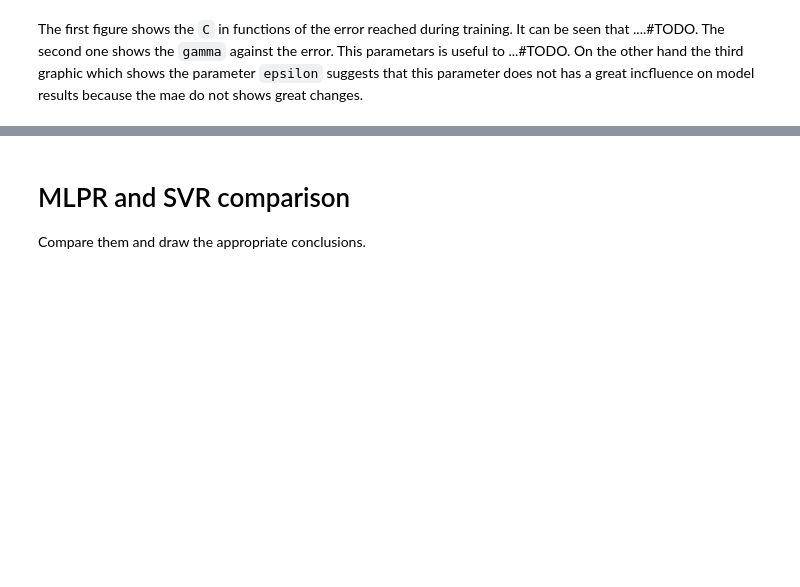
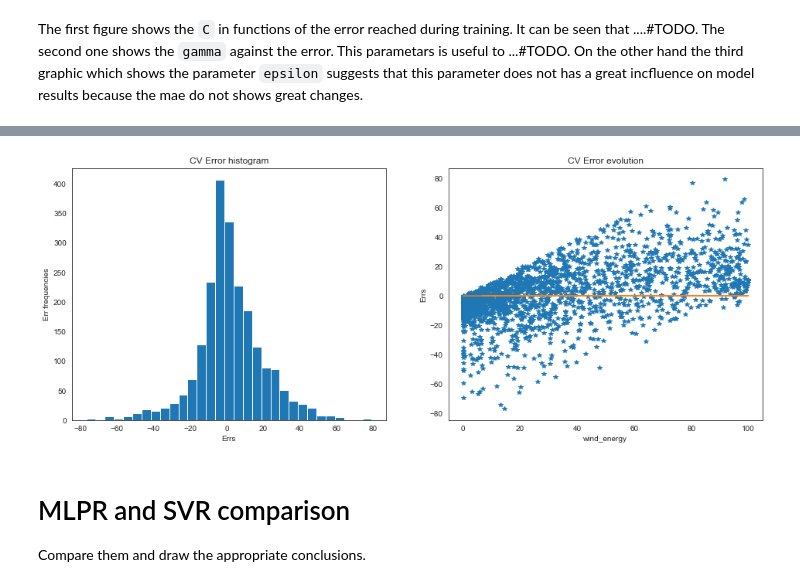
Before and after one commit to claudiaqw/knn-nnetworks-svm, a Jupyter notebook: afi_miniproject_wind_e_2021.ipynb, the cells around one changed output, grey strips where cells are left out. Cells and saved outputs as stored; diff of their text form; code cells hidden in the pictures; blank space fills up the shorter version.

```diff
--- a/afi_miniproject_wind_e_2021.ipynb
+++ b/afi_miniproject_wind_e_2021.ipynb
@@ -526,21 +601,23 @@ _ = plt.plot(y_sample, y_pred_svr, '.', y_sample, y_sample, '-')
 # %%
 err = y_sample - y_pred_svr
 
 plt.figure( figsize=(16,6))
 
 plt.subplot(1,2,1)
 plt.title("CV Error histogram")
 plt.xlabel("Errs")
 plt.ylabel("Err frequencies")
 _ = plt.hist(err, bins=31)
 
 plt.subplot(1,2,2)
 plt.title("CV Error evolution")
 plt.xlabel("wind_energy")
 plt.ylabel("Errs")
-_ = plt.plot(y, err, '*', y, 0.*y, '-')
+_ = plt.plot(y_sample, err, '*', y, 0.*y, '-')
 
 plt.show()
+# %% [output]
+[figure, added]
 # %% [markdown]
 # MLPR and SVR comparison
 
```
Also changed, not shown: parts of 39 cells of this notebook, 4 other files.
